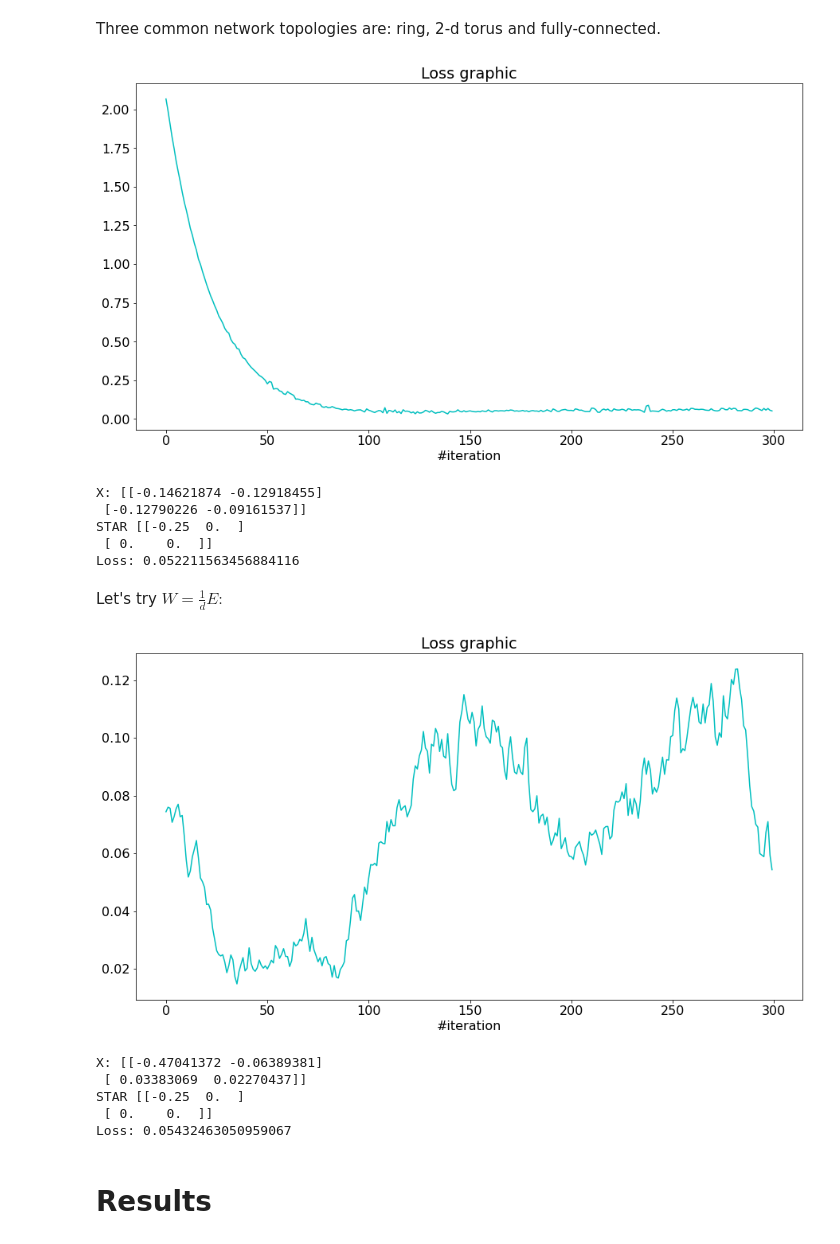
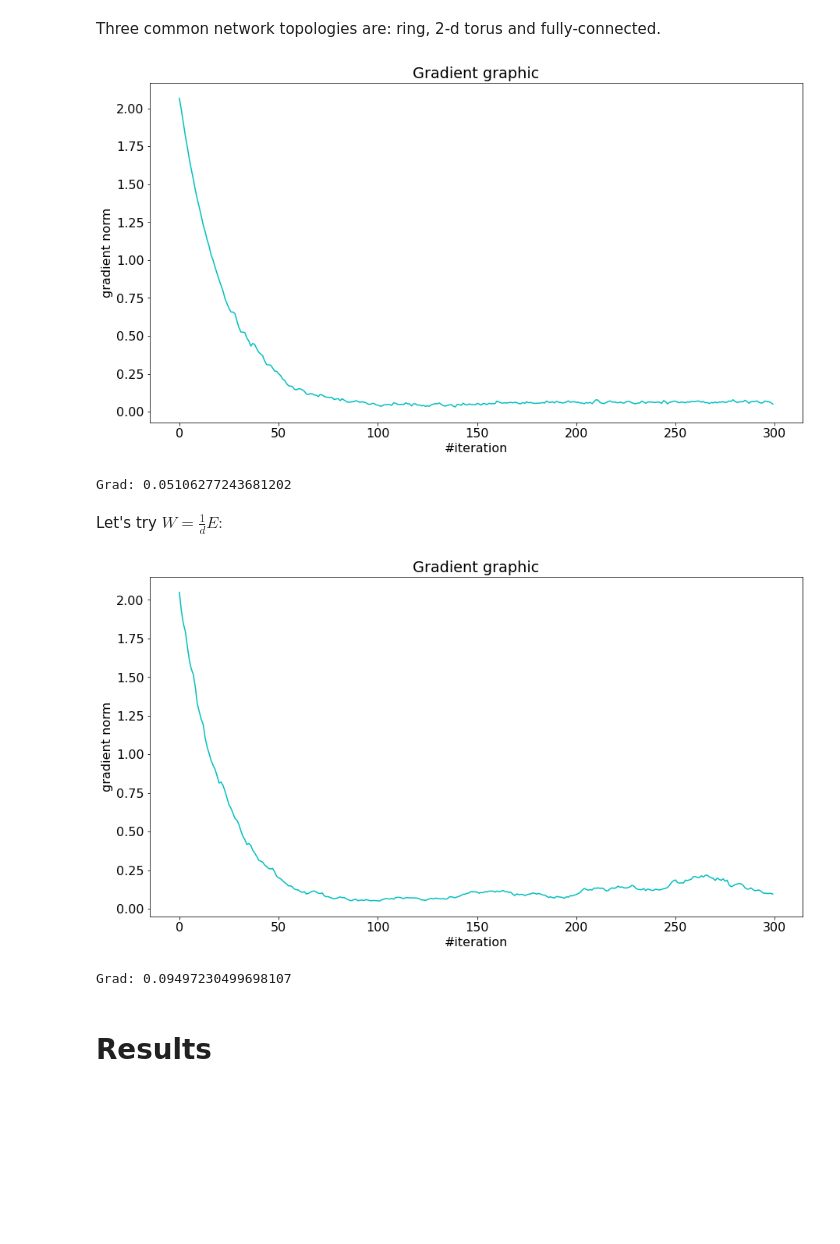
Before and after one commit to kostya2709/Optimization, a Jupyter notebook: DSGD/project.ipynb, the cells around one changed output. Saved outputs shown, nothing was run; the diff lists cells and outputs as text; code cells hidden in the pictures; blank space fills up the shorter version.

Commit message:
Fixed loss to gradient norm

```diff
--- a/DSGD/project.ipynb
+++ b/DSGD/project.ipynb
@@ -152,7 +157,7 @@ def gradient_update(gradF, x_i, step):
     xi_t = D(size=(dim, 1))
     g_i = gradF(x_i, xi_t)
     res = x_i - step * g_i
-    return res
+    return res, g_i
 # %%
 x_star = np.hstack([(-np.linalg.inv(A + A.T + B + B.T) @ b).reshape(-1, 1), np.array([0, 0]).reshape(-1, 1)])
 
@@ -162,53 +167,52 @@ def loss():
 def draw(loss_hist):
     clear_output(wait=True)
     plt.figure(figsize=(15, 8))
-    plt.title("Loss graphic")
+    plt.title("Gradient graphic")
     plt.xlabel("#iteration")
-    plt.ylabel("")
+    plt.ylabel("gradient norm")
     plt.yscale("linear")
     plt.plot(loss_hist, "c")
     plt.show()
 # %%
 loss_history = []
 for t in range(T):
-    print("Iter:" + str(t))
     W_t = mixing_matrix(mixing_matrix_distr(t))
     upd_list = ray.get([gradient_update.remote(gradF[i], X[:, [i]], step_size[t]) for i in range(n)])
-    X = np.array(upd_list).reshape(dim, n)
+    X, grad = zip(*upd_list)
+    X = np.array(X).reshape(dim, n)
+    grad = np.mean(grad, axis=1, keepdims=True)
+    grad = np.linalg.norm(grad)
     X = X @ W_t
     loss_history.append(loss())
     draw(loss_history)
-print("X:", X)
-print("STAR", x_star)
-print("Loss:", loss_history[-1])
+print("Grad:", loss_history[-1])
 # %% [output]
-[figure, old version]
+[figure, new version]
-X: [[-0.14621874 -0.12918455]
- [-0.12790226 -0.09161537]]
-STAR [[-0.25  0.  ]
- [ 0.    0.  ]]
-Loss: 0.052211563456884116
+Grad: 0.05106277243681202
 # %% [markdown]
 Let's try $W = \frac{1}{d}E:$
+# %%
+np.random.seed(random_seed)
+
+X = np.random.uniform(0, 1, (dim, n))
+step_size = np.ones(T) * 0.01
+gradF = [gradF1, gradF2]
 # %%
 loss_history = []
 for t in range(T):
     W_t = np.eye(dim, dim)
     upd_list = ray.get([gradient_update.remote(gradF[i], X[:, [i]], step_size[t]) for i in range(n)])
-    X = np.array(upd_list).reshape(dim, n)
+    X, grad = zip(*upd_list)
+    X = np.array(X).reshape(dim, n)
+    grad = np.mean(grad, axis=1, keepdims=True)
+    grad = np.linalg.norm(grad)
     X = X @ W_t
     loss_history.append(loss())
     draw(loss_history)
-print("X:", X)
-print("STAR", x_star)
-print("Loss:", loss_history[-1])
+print("Grad:", loss_history[-1])
 # %% [output]
-[figure, old version]
+[figure, new version]
-X: [[-0.47041372 -0.06389381]
- [ 0.03383069  0.02270437]]
-STAR [[-0.25  0.  ]
- [ 0.    0.  ]]
-Loss: 0.05432463050959067
+Grad: 0.09497230499698107
 # %% [markdown]
 # Results
 # %% [markdown]
```
Also changed, not shown: parts of 2 cells of this notebook.
